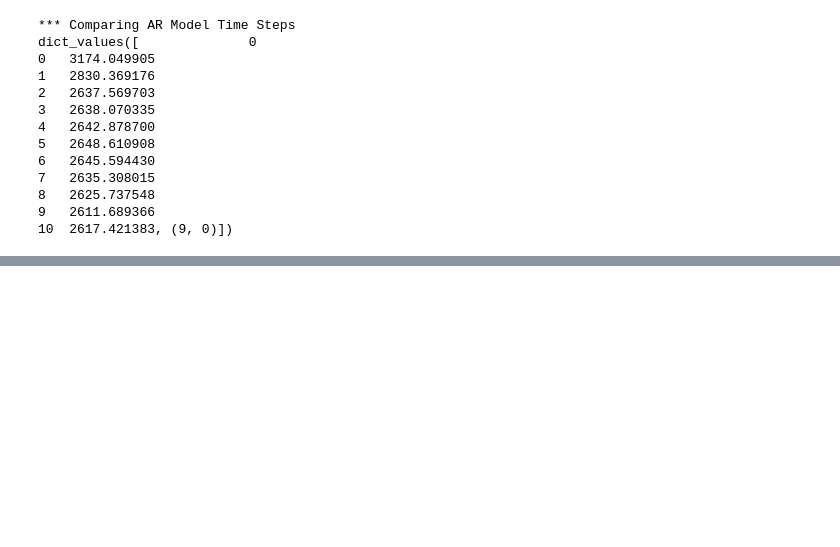
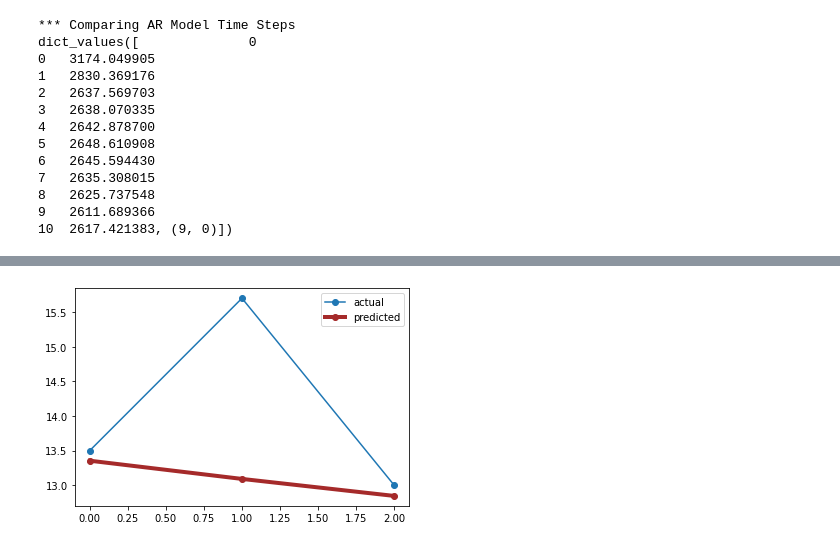
Before and after one commit to rleung1004/big-data-analytics, a Jupyter notebook: lesson4/lesson4.ipynb, the cells around one changed output, grey strips where cells are left out. Saved outputs shown, nothing was run; the diff lists cells and outputs as text; code cells hidden in the pictures; blank space fills up the shorter version.

Commit message:
Complete lab and lesson week 5

```diff
--- a/lesson4/lesson4.ipynb
+++ b/lesson4/lesson4.ipynb
@@ -569,3 +569,84 @@ dict_values([              0
 8   2625.737548
 9   2611.689366
 10  2617.421383, (9, 0)])
+# %%
+from pandas                     import read_csv
+import matplotlib.pyplot        as plt
+from statsmodels.tsa.ar_model   import AutoReg
+from sklearn.metrics            import mean_squared_error
+from math                       import sqrt
+
+# Load the data.
+PATH = "../datasets/"
+series = read_csv(PATH + 'daily-min-temperatures.csv',
+                  header=0, index_col=0, parse_dates=True, squeeze=True)
+
+# Plot ACF.
+from statsmodels.graphics.tsaplots import plot_acf
+plot_acf(series, lags=20)
+plt.show()
+
+# Plot PACF.
+from statsmodels.graphics.tsaplots import plot_pacf
+plot_pacf(series, lags=20)
+plt.show()
+NUM_TEST_DAYS = 3
+
+# Split dataset into test and train.
+X       = series.values
+lenData = len(X)
+train   = X[0:lenData-NUM_TEST_DAYS]
+test    = X[lenData-NUM_TEST_DAYS:]
+
+# Train.
+model     = AutoReg(train, lags=3)
+model_fit = model.fit()
+print('Coefficients: %s' % model_fit.params)
+
+print(model_fit.summary())
+
+# Make predictions.
+predictions = model_fit.predict(start=len(train),
+                                end=len(train)+len(test)-1,
+                                dynamic=False)
+
+for i in range(len(predictions)):
+    print('predicted=%f, expected=%f' % (predictions[i], test[i]))
+rmse = sqrt(mean_squared_error(test, predictions))
+print('Test RMSE: %.3f' % rmse)
+
+# Plot results.
+plt.plot(test, marker='o', label='actual')
+plt.plot(predictions, color='brown', linewidth=4,
+         marker='o', label='predicted')
+
+plt.legend()
+plt.show()
+
+# Use model coefficients from autoregression to make a prediction.
+def makePrediction(t_1, t_2, t_3):
+    intercept =   1.88820768
+    t1Coeff   =   0.70018223
+    t2Coeff   = - 0.05949822
+    t3Coeff   =   0.19010829
+
+    prediction = intercept + t1Coeff*t_1 + t2Coeff*t_2 + t3Coeff*t_3
+    return prediction
+
+testLen    = len(test)
+
+t_1 = test[testLen-1]
+t_2 = test[testLen-2]
+t_3 = test[testLen-3]
+
+futurePredictions = []
+for i in range(0, NUM_TEST_DAYS):
+    prediction = makePrediction(t_1, t_2, t_3)
+    futurePredictions.append(prediction)
+    t_3 = t_2
+    t_2 = t_1
+    t_1 = prediction
+
+print("Here is a one week temperature forecast: ")
+print(futurePredictions)
+# %% [output]
@@ -571,0 +672 @@ dict_values([              0
+[figure, added]
```
Also changed, not shown: parts of 2 cells of this notebook, 2 other files.
